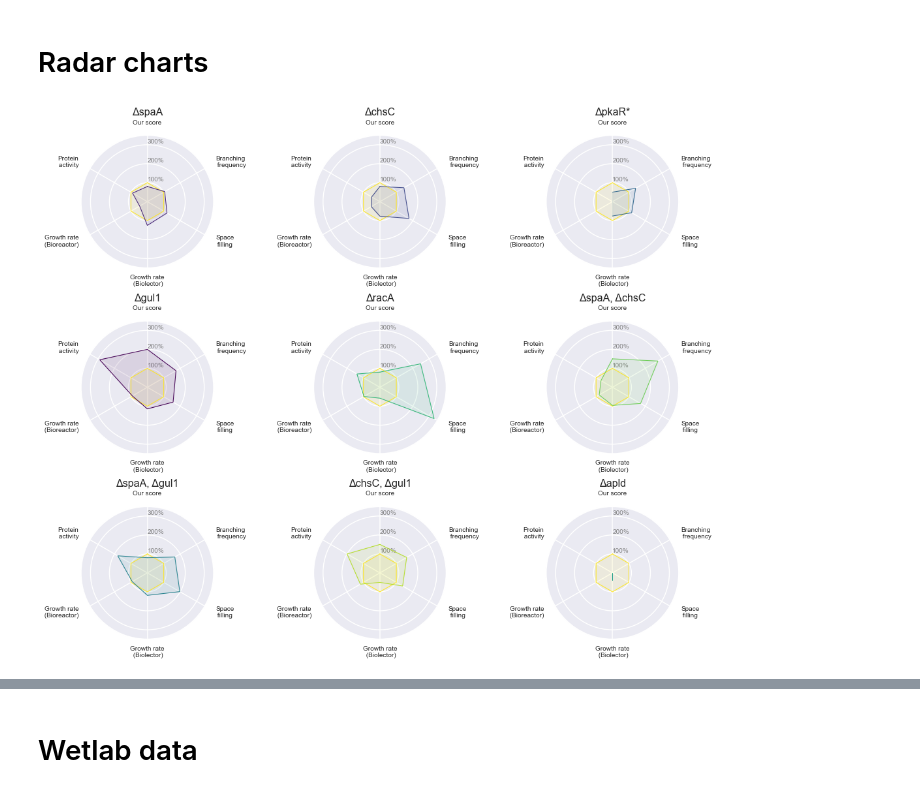
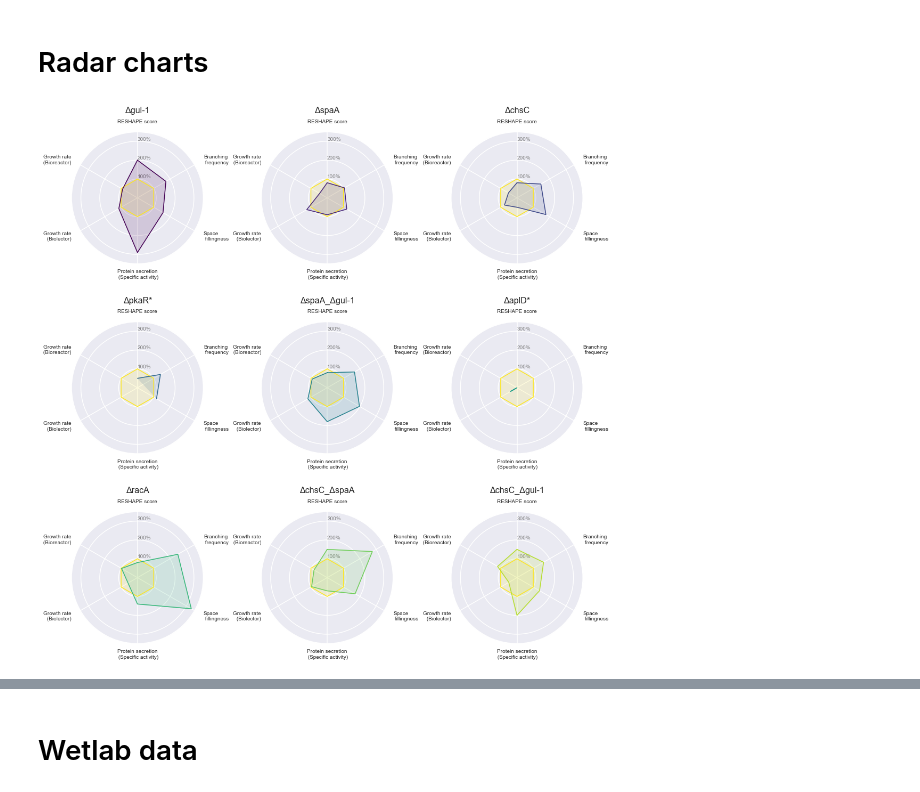
Before and after one commit to jcd12/imaging-biobuilders, a Jupyter notebook: plots (spider, bar, distribution, fermentation).ipynb, the cells around one changed output, grey strips where cells are left out. Drawn from its saved outputs; the diff is of its cells as text; code cells hidden in the pictures.

```diff
--- a/plots (spider, bar, distribution, fermentation).ipynb
+++ b/plots (spider, bar, distribution, fermentation).ipynb
@@ -325,12 +360,12 @@ strain_stats.loc[:, ["gene", "branching_frequency"]].groupby("gene").agg(['mean'
 # %% [markdown]
 # Create aggregate stats per strain for radar charts
 # %%
-df = strain_stats.loc[:, ["gene", "branching_frequency", "space_fillingness"]] \
+sdf = strain_stats.loc[:, ["gene", "branching_frequency", "space_fillingness"]] \
      .groupby("gene").mean().reindex(index = gene_order).reset_index()
 
-no_data_append = pd.DataFrame([["apld", np.nan, np.nan]], columns=df.columns)
+no_data_append = pd.DataFrame([["apld", np.nan, np.nan]], columns=sdf.columns)
 
-df = df.append(no_data_append).reset_index(drop=True)
+sdf = sdf.append(no_data_append).reset_index(drop=True)
 # %% [markdown]
 # Import wetlab results and make aggregate stats for radar charts
 # %%
@@ -408,11 +443,11 @@ wet_scaled_df
 # %% [markdown]
 # Concatenate df's
 # %%
-r_df = df.copy()
+r_df = sdf.copy()
 num_columns = r_df.columns[-2:]
 r_df = r_df.loc[:, num_columns].div(r_df.loc[0, num_columns])
 
-r_df["gene"] = df["gene"]
+r_df["gene"] = sdf["gene"]
 r_df = r_df[r_df["gene"] != "wt"].reset_index(drop=True)
 temp_df = wet_df[wet_df["gene"] != "wt"].reset_index(drop=True).loc[:,["gene", "protein_score", "our_score"]]
 
@@ -432,5 +467,7 @@ r_df
 # %%
 ms_df = pd.merge(r_df, wet_scaled_df, on="gene").reset_index(drop=True)
 df = ms_df[["gene", "our_score", "branching_frequency", "space_fillingness",
-                   "growth_biolector", "growth_bioreactor", "protein_score"]]
+                   "protein_score","growth_biolector", "growth_bioreactor"]]
+
+df
 #df = df.loc[df["gene"] != "apld"]
@@ -447,10 +495,10 @@ angles += angles[:1]
 
 standard_values=(N+1)*[1]
 
-gene_names = ["ΔspaA", "ΔchsC","ΔpkaR*","Δgul1","ΔracA","ΔspaA, ΔchsC","ΔspaA, Δgul1","ΔchsC, Δgul1", "Δapld"]
+gene_names = ["ΔspaA", "ΔchsC","ΔpkaR*","Δgul-1","ΔracA","ΔchsC_ΔspaA","ΔspaA_Δgul-1","ΔchsC_Δgul-1", "ΔaplD*"]
 
-true_labels = ["Our score", "Branching\n frequency", "Space\n filling",
-               "Growth rate\n (Biolector)", "Growth rate\n (Bioreactor)", "Protein\n activity"]
+true_labels = ["RESHAPE score", "Branching\n frequency", "Space\n fillingness",
+               "Protein secretion\n (Specific activity)","Growth rate\n (Biolector)", "Growth rate\n (Bioreactor)"]
 #true_labels = ["F", "S", "L", "R", "P"]
 
 alignments = ["center", "left", "left", "center", "right", "right"]
@@ -462,51 +510,53 @@ cmap = plt.get_cmap('viridis')
 mut_colors = {muts_sorted[idx]:cmap(deci) for idx, deci in enumerate(np.linspace(0, 1, 10))}
 # %%
 # Initialise the spider plot
-f = plt.figure(figsize=[15,12])
+f = plt.figure(figsize=[15,15])
 
-for i in range(len(df)):
+for j in range(len(df)):
 
-    gene_name = gene_names[i]
+    gene_name = muts_sorted[j]
+    idx = df.index[df['gene'] == gene_name].values[0]
 
-    ax = plt.subplot(331 + i, polar=True)
+    ax = plt.subplot(331 + j, polar=True)
 
 
     # If you want the first axis to be on top:
     ax.set_theta_offset(pi / 2)
     ax.set_theta_direction(-1)
 
     # Draw one axe per variable + add labels labels yet
     plt.xticks(angles[:-1], categories, size=10)
 
     # Draw ylabels
     ax.set_rlabel_position(0)
     plt.yticks([1, 2, 3], ["100%", "200%", "300%"], color="gray", size=10)
     plt.ylim(0,3.5)
 
     # WT
-    ax.plot(angles, standard_values, linewidth=1, linestyle='solid', label="Original strain", color=mut_colors['wt'])
-    ax.fill(angles, standard_values, color=mut_colors['wt'], alpha=0.1)
+    ax.plot(angles, standard_values, linewidth=1.5, linestyle='solid', label="Original strain", color=mut_colors['wt'])
+    ax.fill(angles, standard_values, color=mut_colors['wt'], alpha=0.15)
 
     # Ind2
-    values=df.loc[i].drop('gene').values.flatten().tolist()
+    values=df.loc[idx].drop('gene').values.flatten().tolist()
     values += values[:1]
-    ax.plot(angles, values, linewidth=1, linestyle='solid', label="Morphological mutant", color=mut_colors[df.at[i, "gene"]])
-    ax.fill(angles, values, color=mut_colors[df.at[i, "gene"]], alpha=0.1)
+    ax.plot(angles, values, linewidth=1.5, linestyle='solid', label="Morphological mutant", color=mut_colors[df.at[idx, "gene"]])
+    ax.fill(angles, values, color=mut_colors[df.at[idx, "gene"]], alpha=0.15)
 
 
     for i,label in enumerate(ax.get_xticklabels()):
         label.set_ha(alignments[i])
 
     ax.set_xticklabels(true_labels)
 
-    ax.set_title(gene_name, size=16, y=1.12)
+    ax.set_title(gene_names[idx], size=16, y=1.12)
 
+#plt.subplots_adjust(hspace = 0.05)
 # Add legend
 #plt.legend(loc='upper right', bbox_to_anchor=(3, 0.5))
 #plt.show()
 plt.tight_layout()
 
-plt.savefig(figs+"radars11.jpg", dpi=600)
+plt.savefig(figs+"radars_all.svg", dpi=300)
 # %% [output]
-[figure, old version]
+[figure, new version]
 # %%
```
Also changed, not shown: parts of 15 cells of this notebook, 11 other files.
